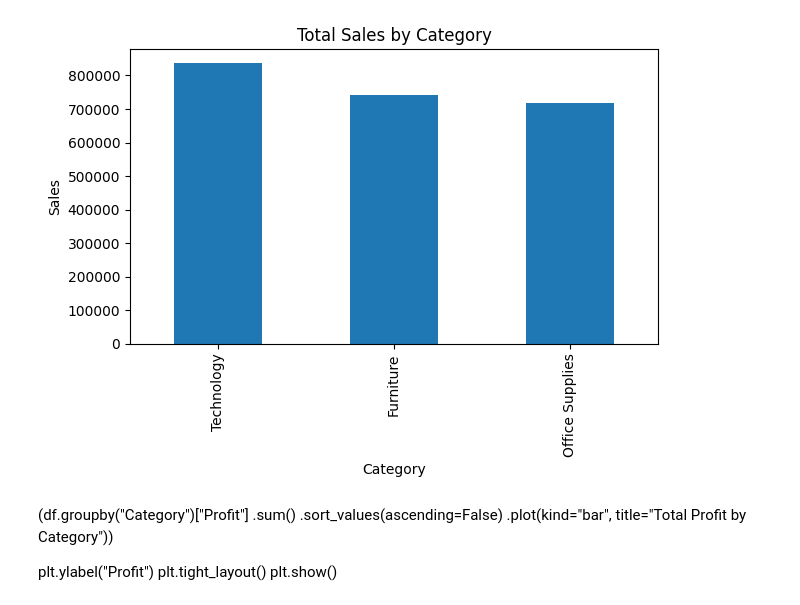
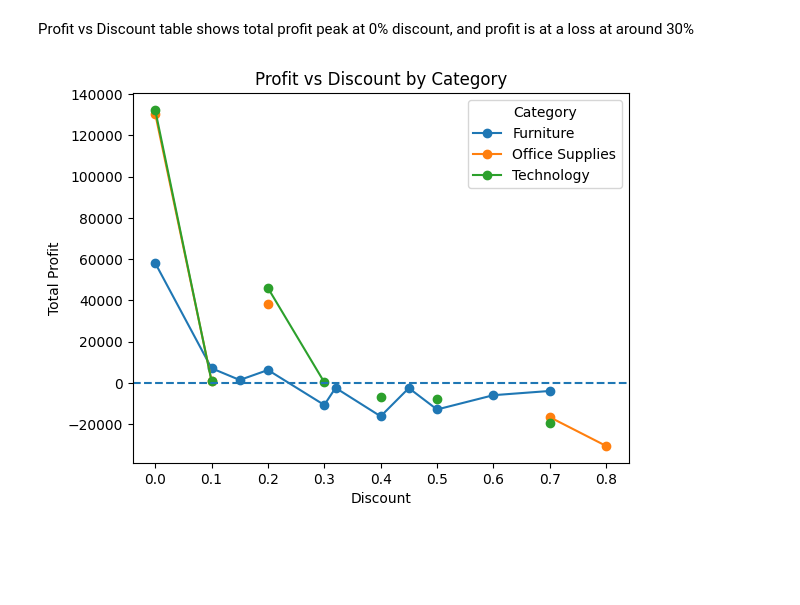
Before and after one commit to Yousaf-Khan28/retail-sales-analytics, a Jupyter notebook: python/eda.ipynb, the cells around one changed output. Saved outputs shown, nothing was run; the diff lists cells and outputs as text; code cells hidden in the pictures; blank space fills up the shorter version.

```diff
--- a/python/eda.ipynb
+++ b/python/eda.ipynb
@@ -52,20 +34,17 @@ memory usage: 1.6 MB
+# %% [markdown]
+Profit vs Discount table shows total profit peak at 0% discount, and profit is at a loss at around 30%
 # %%
-(df.groupby("Category")["Sales"]
-   .sum()
-   .sort_values(ascending=False)
-   .plot(kind="bar", title="Total Sales by Category"))
+(
+    df.groupby(["Category","Discount"]) ["Profit"]
+    .sum()
+    .unstack(0)
+    .plot(marker = "o")
+)
 
-plt.ylabel("Sales")
-plt.tight_layout()
+plt.title("Profit vs Discount by Category")
+plt.xlabel("Discount")
+plt.ylabel("Total Profit")
+plt.axhline(0, linestyle = "--")
 plt.show()
 # %% [output]
-[figure, old version]
+[figure, new version]
-# %% [markdown]
-(df.groupby("Category")["Profit"]
-   .sum()
-   .sort_values(ascending=False)
-   .plot(kind="bar", title="Total Profit by Category"))
-
-plt.ylabel("Profit")
-plt.tight_layout()
-plt.show()
```
Also changed, not shown: parts of 18 cells of this notebook.
